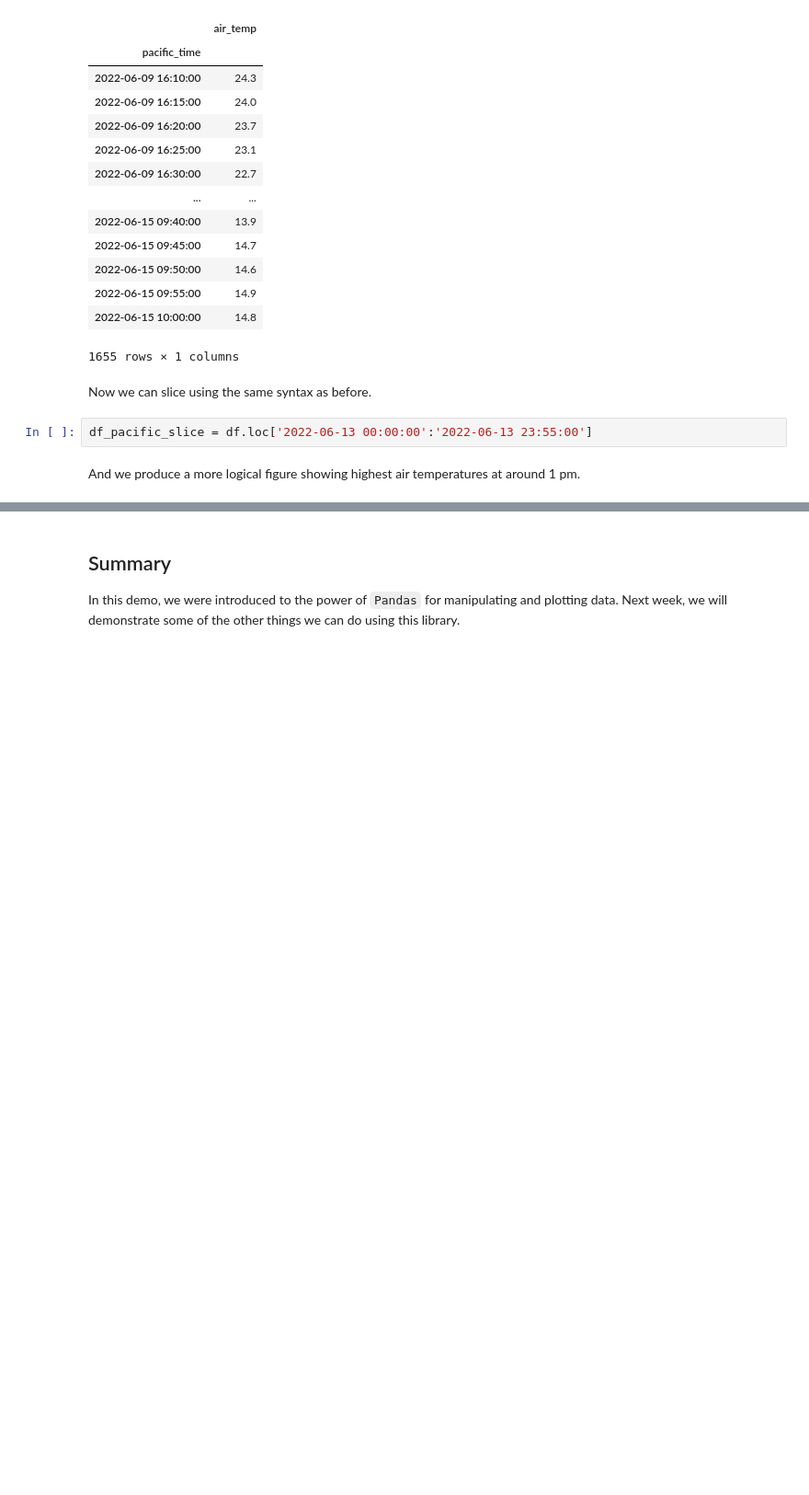
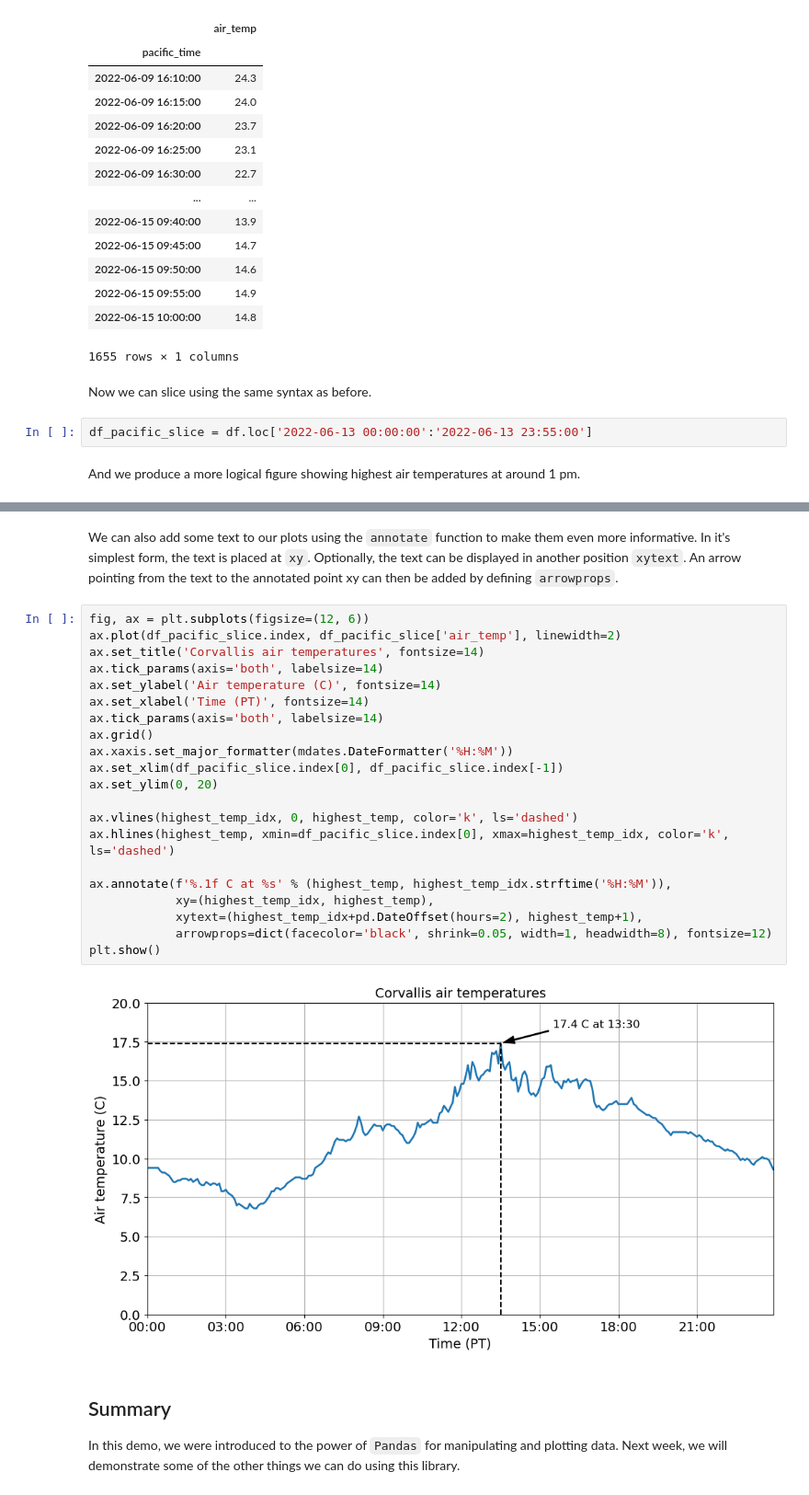
Before and after one commit to ryan-lab-duke/programming-for-sds-site, a Jupyter notebook: book/_build/jupyter_execute/demos/06b-demo.ipynb, the cells around one changed output, grey strips where cells are left out. Shown at 92% size. Saved outputs shown, nothing was run; the diff lists cells and outputs as text; blank space fills up the shorter version.

```diff
--- a/book/_build/jupyter_execute/demos/06b-demo.ipynb
+++ b/book/_build/jupyter_execute/demos/06b-demo.ipynb
@@ -289,3 +320,28 @@ plt.show()
+# %% [markdown]
+We can also add some text to our plots using the `annotate` function to make them even more informative. In it's simplest form, the text is placed at `xy`. Optionally, the text can be displayed in another position `xytext`. An arrow pointing from the text to the annotated point xy can then be added by defining `arrowprops`.
+# %%
+fig, ax = plt.subplots(figsize=(12, 6))
+ax.plot(df_pacific_slice.index, df_pacific_slice['air_temp'], linewidth=2)
+ax.set_title('Corvallis air temperatures', fontsize=14)
+ax.tick_params(axis='both', labelsize=14)
+ax.set_ylabel('Air temperature (C)', fontsize=14)
+ax.set_xlabel('Time (PT)', fontsize=14)
+ax.tick_params(axis='both', labelsize=14)
+ax.grid()
+ax.xaxis.set_major_formatter(mdates.DateFormatter('%H:%M'))
+ax.set_xlim(df_pacific_slice.index[0], df_pacific_slice.index[-1])
+ax.set_ylim(0, 20)
+
+ax.vlines(highest_temp_idx, 0, highest_temp, color='k', ls='dashed')
+ax.hlines(highest_temp, xmin=df_pacific_slice.index[0], xmax=highest_temp_idx, color='k', ls='dashed')
+
+ax.annotate(f'%.1f C at %s' % (highest_temp, highest_temp_idx.strftime('%H:%M')),
+            xy=(highest_temp_idx, highest_temp),
+            xytext=(highest_temp_idx+pd.DateOffset(hours=2), highest_temp+1),
+            arrowprops=dict(facecolor='black', shrink=0.05, width=1, headwidth=8), fontsize=12)
+plt.show()
+# %% [output]
+[figure, added]
 # %% [markdown]
 ## Summary
 
```
Also changed, not shown: parts of 9 cells of this notebook, 45 other files.
